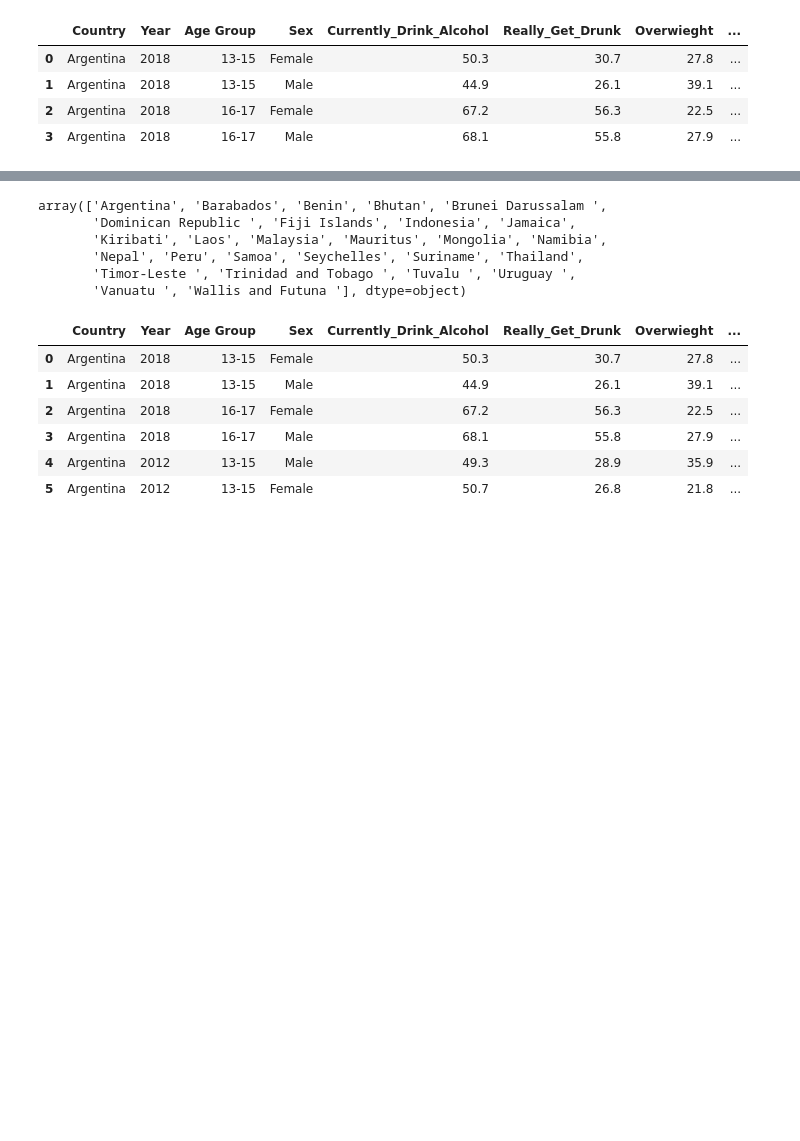
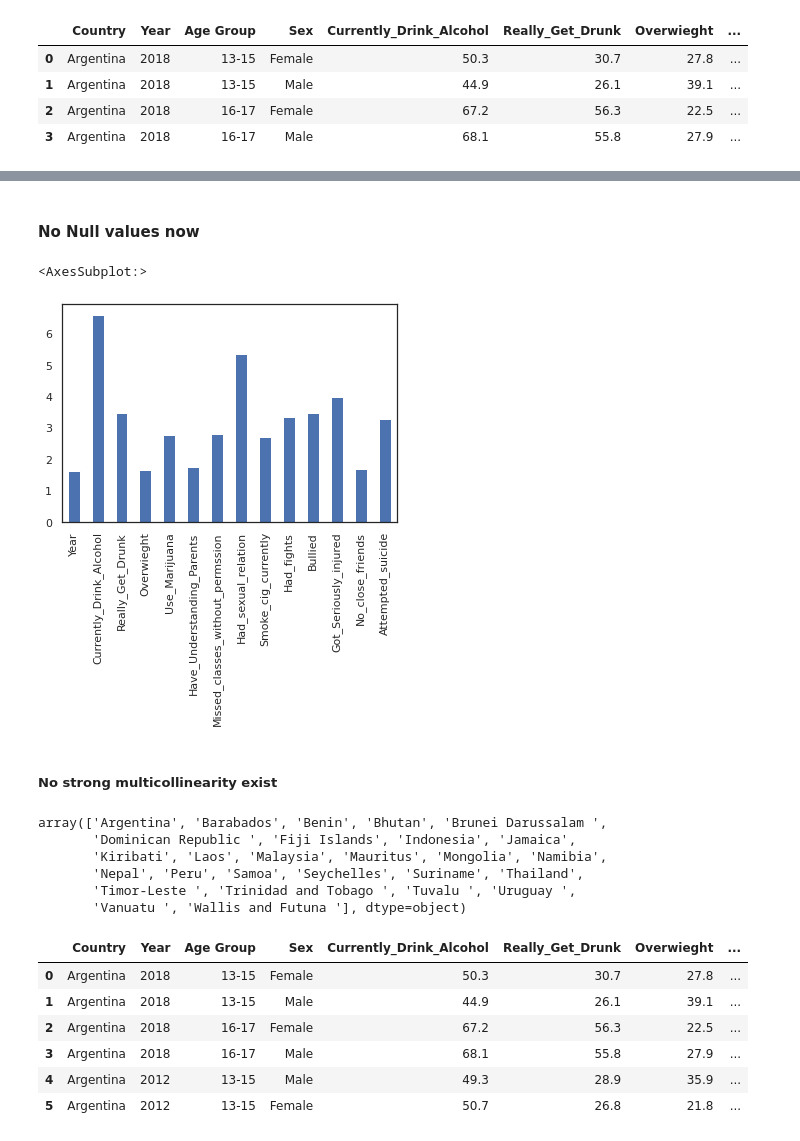
Before and after one commit to vkharatmal/Data, a Jupyter notebook: Suicidal data analysis.ipynb, the cells around one changed output, grey strips where cells are left out. Cells and saved outputs as stored; diff of their text form; code cells hidden in the pictures; blank space fills up the shorter version.

```diff
--- a/Suicidal data analysis.ipynb
+++ b/Suicidal data analysis.ipynb
@@ -94,3 +152,20 @@ df[df.Bullied.isnull()]
+# %% [markdown]
+#### No Null values now
+# %%
+from statsmodels.stats.outliers_influence import variance_inflation_factor as vif
+from statsmodels.tools.tools import add_constant
+x=df.drop(columns=['Country','Age Group','Sex'])
+X = add_constant(x)
+mul_col=pd.Series([vif(X.values, i)
+               for i in range(X.shape[1])],
+              index=X.columns)
+# %%
+mul_col[1:].plot(kind='bar')
+# %% [output]
+<AxesSubplot:>
+[figure, added]
+# %% [markdown]
+##### No strong multicollinearity exist
 # %%
 df.Country.unique()
 # %% [output]
```
Also changed, not shown: parts of 22 cells of this notebook.
